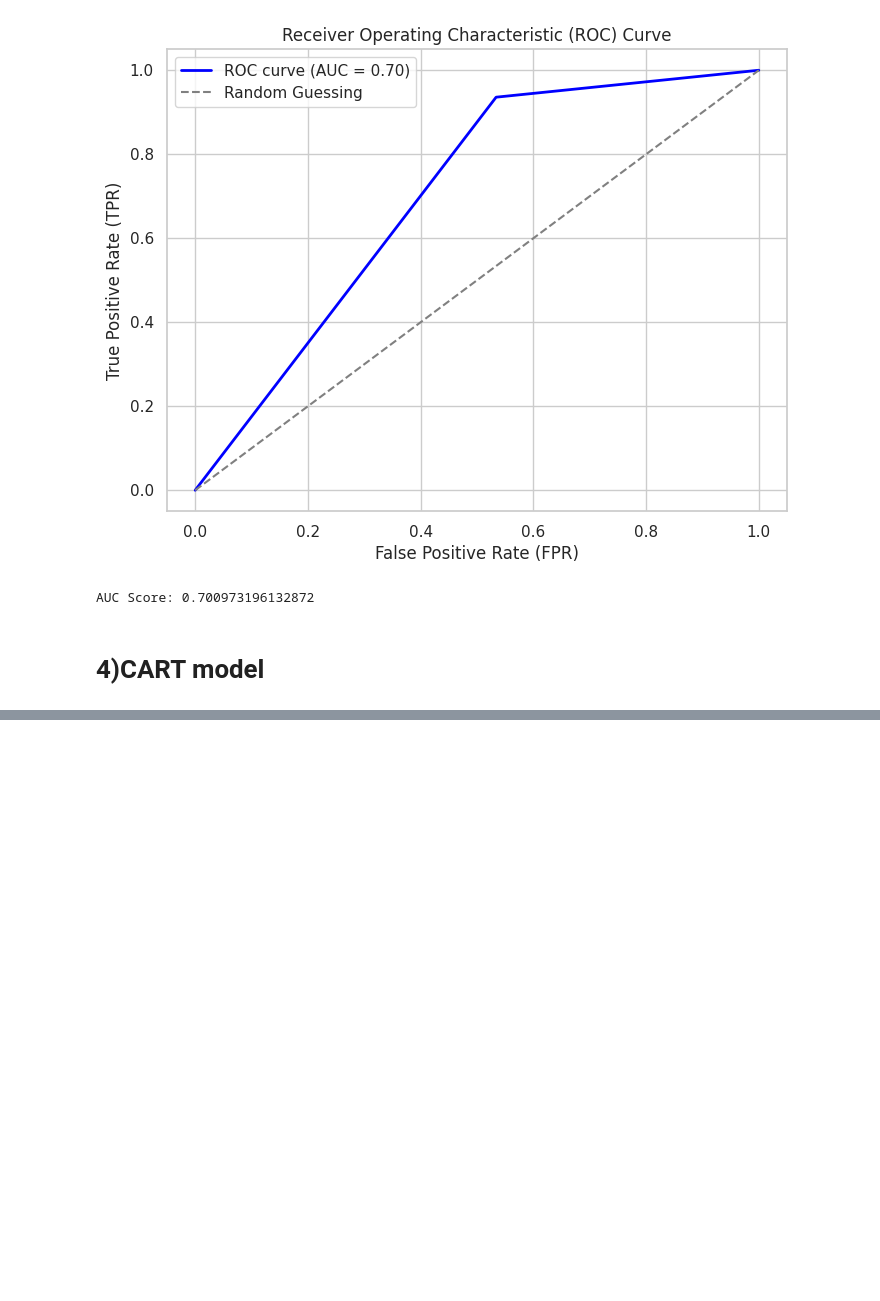
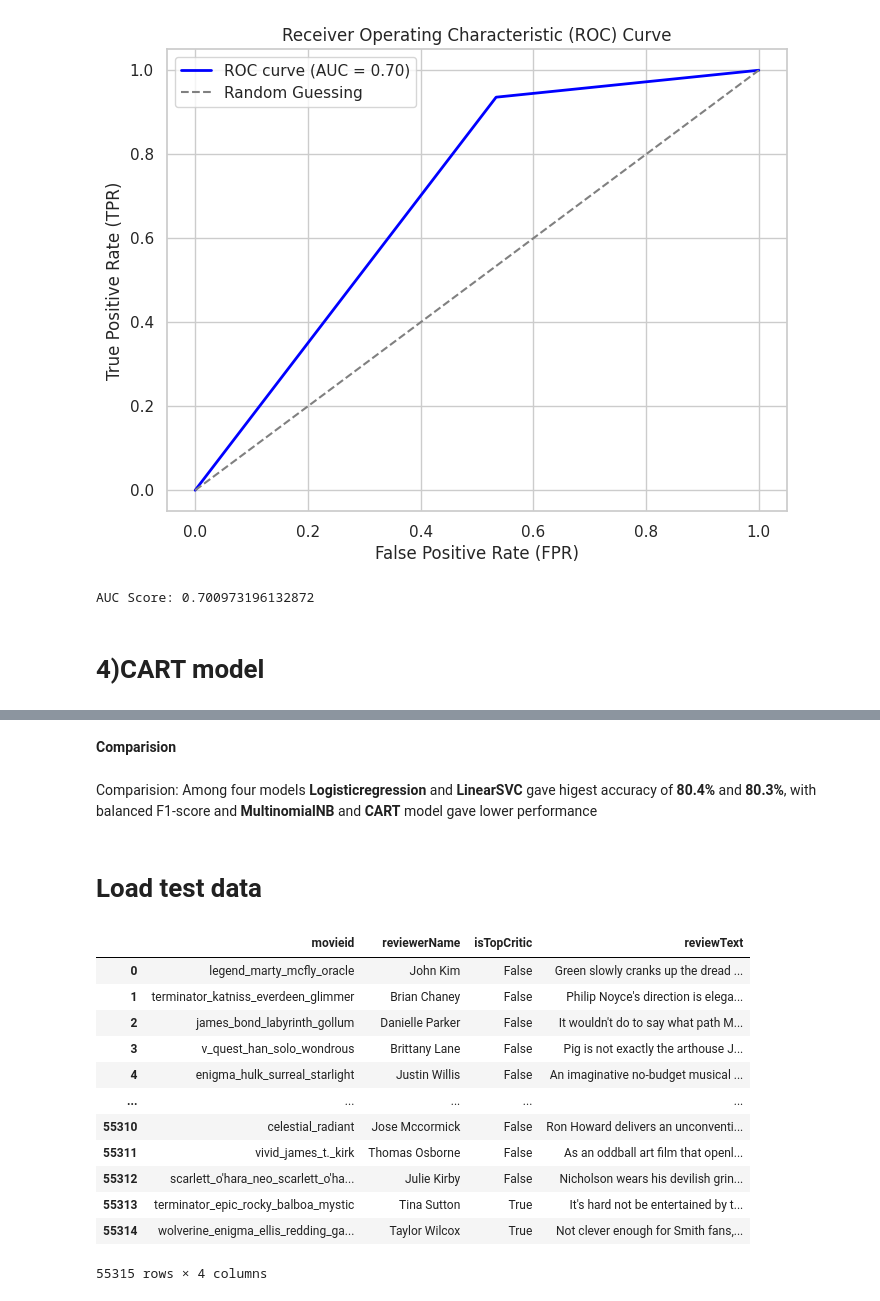
Before and after one commit to madhurasharan/Sentimental-Analysis-on-movie-reviews, a Jupyter notebook: Sentimental_analysis.ipynb, the cells around one changed output, grey strips where cells are left out. Cells and saved outputs as stored; diff of their text form; code cells hidden in the pictures; blank space fills up the shorter version.

```diff
--- a/Sentimental_analysis.ipynb
+++ b/Sentimental_analysis.ipynb
@@ -904,0 +967,24 @@ print("Classification Report:\n", class_report)
+# %% [markdown]
+**Comparision**
+# %% [markdown]
+Comparision:
+Among four models **Logisticregression** and **LinearSVC** gave higest accuracy of **80.4%** and **80.3%**, with balanced F1-score and **MultinomialNB** and **CART** model gave lower performance
+# %% [markdown]
+# Load test data
+# %%
+test=pd.read_csv("test.csv")
+test
+# %% [output]
+|  | movieid | reviewerName | isTopCritic | reviewText |
+| 0 | legend_marty_mcfly_oracle | John Kim | False | Green slowly cranks up the dread ... |
+| 1 | terminator_katniss_everdeen_glimmer | Brian Chaney | False | Philip Noyce's direction is elega... |
+| 2 | james_bond_labyrinth_gollum | Danielle Parker | False | It wouldn't do to say what path M... |
+| 3 | v_quest_han_solo_wondrous | Brittany Lane | False | Pig is not exactly the arthouse J... |
+| 4 | enigma_hulk_surreal_starlight | Justin Willis | False | An imaginative no-budget musical ... |
+| ... | ... | ... | ... | ... |
+| 55310 | celestial_radiant | Jose Mccormick | False | Ron Howard delivers an unconventi... |
+| 55311 | vivid_james_t._kirk | Thomas Osborne | False | As an oddball art film that openl... |
+| 55312 | scarlett_o'hara_neo_scarlett_o'ha... | Julie Kirby | False | Nicholson wears his devilish grin... |
+| 55313 | terminator_epic_rocky_balboa_mystic | Tina Sutton | True | It's hard not be entertained by t... |
+| 55314 | wolverine_enigma_ellis_redding_ga... | Taylor Wilcox | True | Not clever enough for Smith fans,... |
+55315 rows × 4 columns
```
Also changed, not shown: parts of 24 cells of this notebook.
